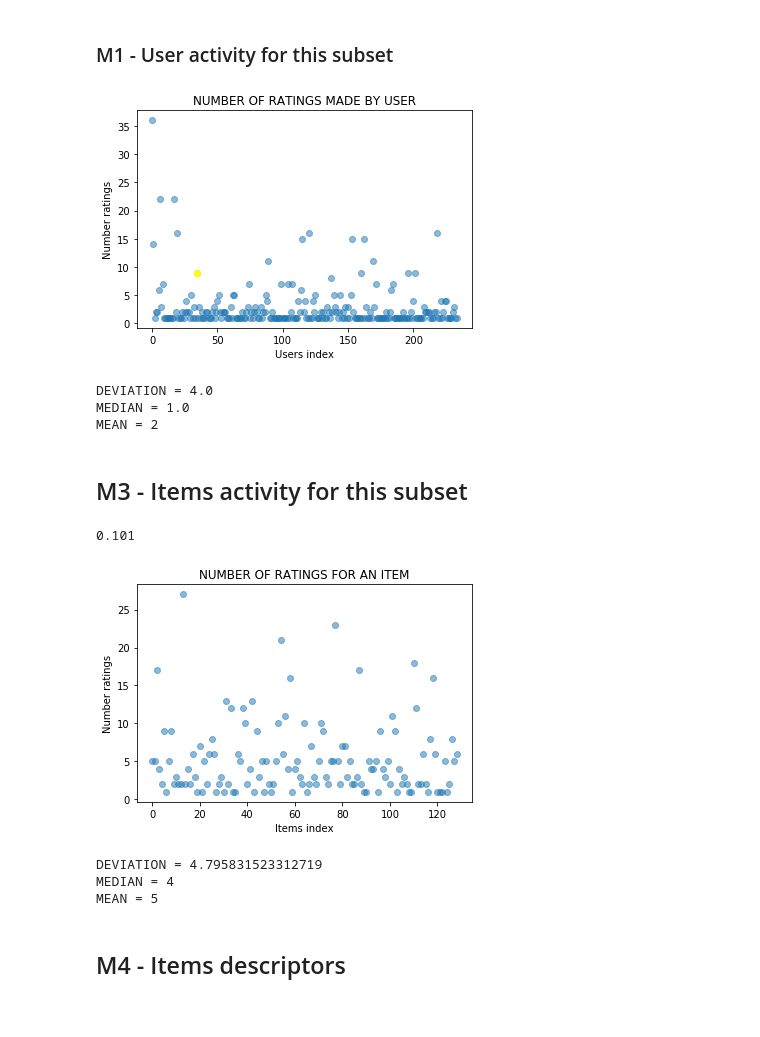
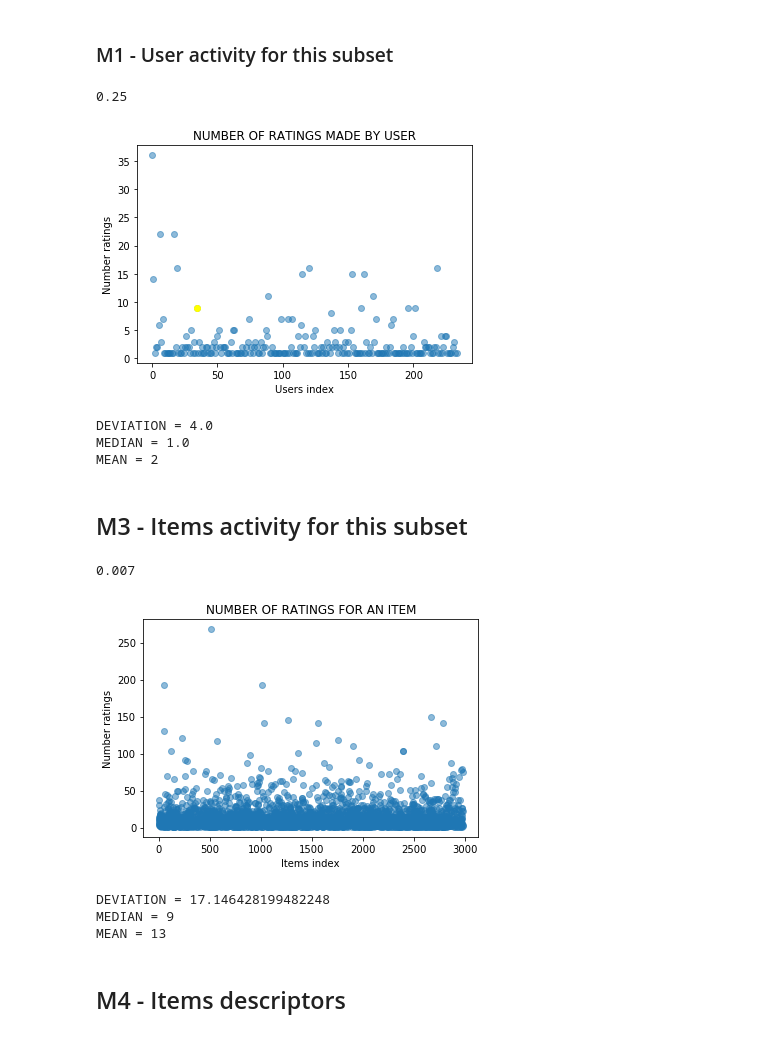
Before and after one commit to danielavarelat/Hybrid-Recommender-System, a Jupyter notebook: jup/dataset and metrics.ipynb, the cells around one changed output. Cells and saved outputs as stored; diff of their text form; code cells hidden in the pictures.

```diff
--- a/jup/dataset and metrics.ipynb
+++ b/jup/dataset and metrics.ipynb
@@ -13,6 +18,7 @@ import utils.dataset_metrics as dt
 # %%
-articles_df = pd.read_csv('articles/shared_articles.csv')
+folder = 'C:\\Users\\danie\\Documents\\work\\testingRS\\TESTS\\'
+articles_df = pd.read_csv(os.path.join(folder, 'articles/shared_articles.csv'))
 articles_df = articles_df[articles_df['eventType'] == 'CONTENT SHARED']
-interactions_df = pd.read_csv('articles/users_interactions.csv')
+interactions_df = pd.read_csv(os.path.join(folder,'articles/users_interactions.csv'))
 interactions_df = interactions_df[['timestamp','eventType', 'contentId','personId','sessionId']]
 interactions_df = interactions_df[interactions_df['contentId'].isin(articles_df['contentId'])]
@@ -95,7 +111,8 @@ plt.show()
 # %%
 subsets = [1000, 40000, interactions_ordered.shape[0]]
 for i in subsets:
-    matrix, interactions_final = df.get_subset(interactions_ordered, i)
+    matrix, interactions_final = dt.get_subset(interactions_ordered, i)
+    print(interactions_final.shape)
     name = "objects/subset_{}.pkl".format(i)
-    with open(name, 'wb') as f:
+    with open(os.path.join(folder,name), 'wb') as f:
         pickle.dump([matrix, interactions_final], f)
@@ -102,9 +123,9 @@ for i in subsets:
 # %%
-with open('objects/subset_1000.pkl', 'rb') as f:
+with open(os.path.join(folder,'objects/subset_1000.pkl'), 'rb') as f:
     utility_matrix_1, interactions_work_1 = pickle.load(f)
-with open('objects/subset_40000.pkl', 'rb') as f:
+with open(os.path.join(folder,'objects/subset_40000.pkl'), 'rb') as f:
     utility_matrix_2, interactions_work_2 = pickle.load(f)
-with open('objects/subset_72269.pkl', 'rb') as f:
+with open(os.path.join(folder,'objects/subset_72269.pkl'), 'rb') as f:
     utility_matrix_3, interactions_work_3 = pickle.load(f)
 # %%
 users1 = interactions_work_1.personId.unique()
@@ -125,24 +150,26 @@ USER = '-3596626804281480007'
 ### M1 - User activity for this subset
 # %%
 M1 = dt.get_metric1(USER, utility_matrix_1)
+print(M1)
 dt.plot_user_activity_m1(utility_matrix_1, USER)
 # %% [output]
+0.25
 [figure]
-DEVIATION = 4.0
-MEDIAN = 1.0
-MEAN = 2
+DEVIATION = 4.0
+MEDIAN = 1.0
+MEAN = 2
 # %% [markdown]
 ## M3 - Items activity for this subset
 # %%
-M3 = dt.get_metric3(utility_matrix_1)
+M3 = dt.get_metric3(utility_matrix_3)
 print(M3)
-dt.plot_items_activity_m3(utility_matrix_1)
+dt.plot_items_activity_m3(utility_matrix_3)
 # %% [output]
-0.101
+0.007
-[figure, old version]
+[figure, new version]
-DEVIATION = 4.795831523312719
-MEDIAN = 4
-MEAN = 5
+DEVIATION = 17.146428199482248
+MEDIAN = 9
+MEAN = 13
 # %% [markdown]
 ## M4 - Items descriptors
 # %%
```
Also changed, not shown: parts of 15 cells of this notebook, 5 other files.
